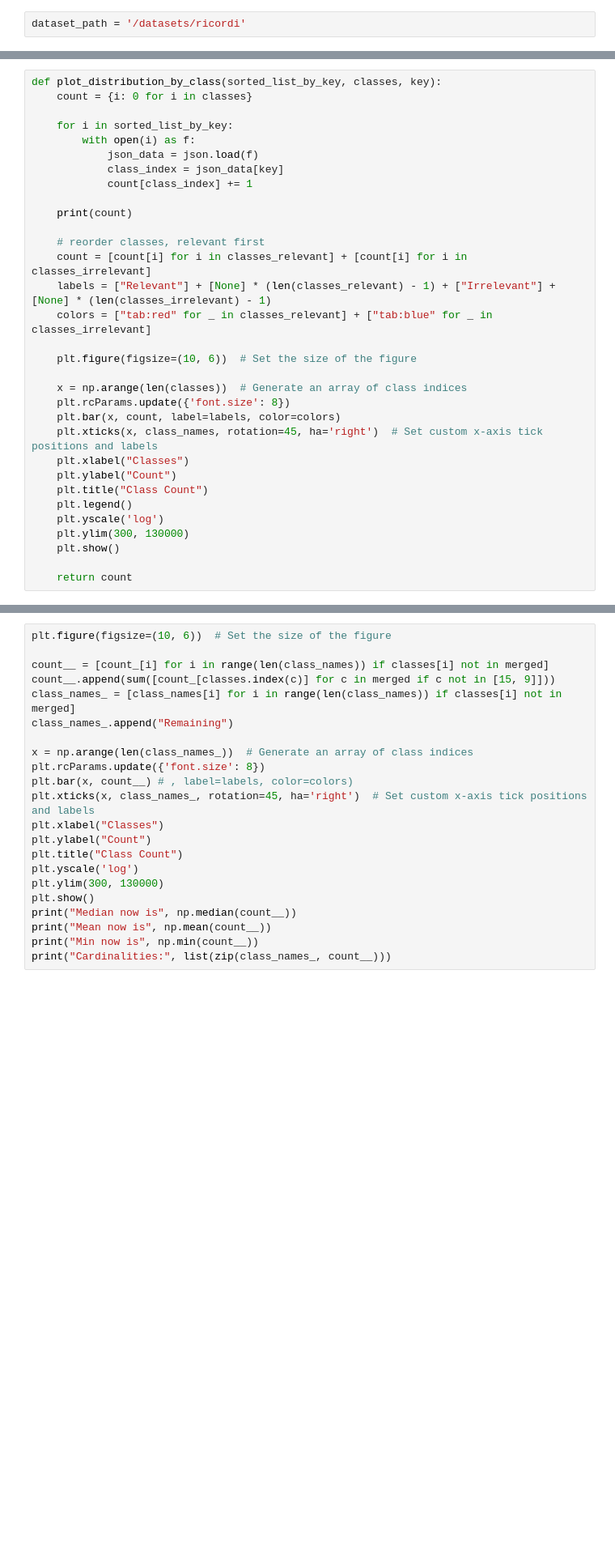
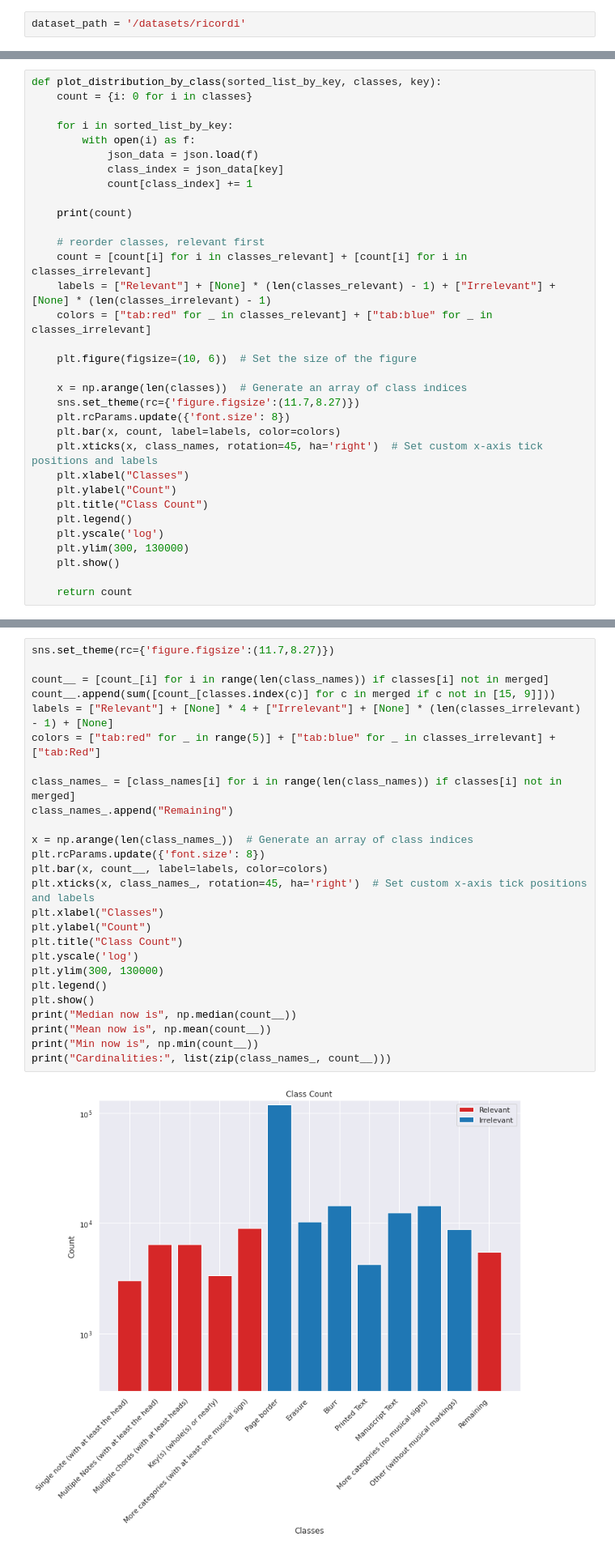
Before and after one commit to LIMUNIMI/RicordiArchiveOMR, a Jupyter notebook: Create_Dataset.ipynb, the cells around one changed output, grey strips where cells are left out. Shown: that part at 81% size. Cells and saved outputs as stored; diff of their text form; blank space fills up the shorter version.

Commit message:
Various changes: improved plots, added auto-sklearn, better dummy-guess, removed all _result notebook

```diff
--- a/Create_Dataset.ipynb
+++ b/Create_Dataset.ipynb
@@ -97,6 +101,7 @@ def plot_distribution_by_class(sorted_list_by_key, classes, key):
     plt.figure(figsize=(10, 6))  # Set the size of the figure
 
     x = np.arange(len(classes))  # Generate an array of class indices
+    sns.set_theme(rc={'figure.figsize':(11.7,8.27)})
     plt.rcParams.update({'font.size': 8})
     plt.bar(x, count, label=labels, color=colors)
     plt.xticks(x, class_names, rotation=45, ha='right')  # Set custom x-axis tick positions and labels
@@ -136,22 +150,28 @@ print("Total of `Remaining` class: ", sum(count_[classes.index(c)] for c in merg
 # %%
-plt.figure(figsize=(10, 6))  # Set the size of the figure
+sns.set_theme(rc={'figure.figsize':(11.7,8.27)})
 
 count__ = [count_[i] for i in range(len(class_names)) if classes[i] not in merged]
 count__.append(sum([count_[classes.index(c)] for c in merged if c not in [15, 9]]))
+labels = ["Relevant"] + [None] * 4 + ["Irrelevant"] + [None] * (len(classes_irrelevant) - 1) + [None]
+colors = ["tab:red" for _ in range(5)] + ["tab:blue" for _ in classes_irrelevant] + ["tab:Red"]
+
 class_names_ = [class_names[i] for i in range(len(class_names)) if classes[i] not in merged]
 class_names_.append("Remaining")
 
 x = np.arange(len(class_names_))  # Generate an array of class indices
 plt.rcParams.update({'font.size': 8})
-plt.bar(x, count__) # , label=labels, color=colors)
+plt.bar(x, count__, label=labels, color=colors)
 plt.xticks(x, class_names_, rotation=45, ha='right')  # Set custom x-axis tick positions and labels
 plt.xlabel("Classes")
 plt.ylabel("Count")
 plt.title("Class Count")
 plt.yscale('log')
 plt.ylim(300, 130000)
+plt.legend()
 plt.show()
 print("Median now is", np.median(count__))
 print("Mean now is", np.mean(count__))
 print("Min now is", np.min(count__))
 print("Cardinalities:", list(zip(class_names_, count__)))
+# %% [output]
+[figure, added]
```
Also changed, not shown: parts of 6 cells of this notebook, 7 other files.
